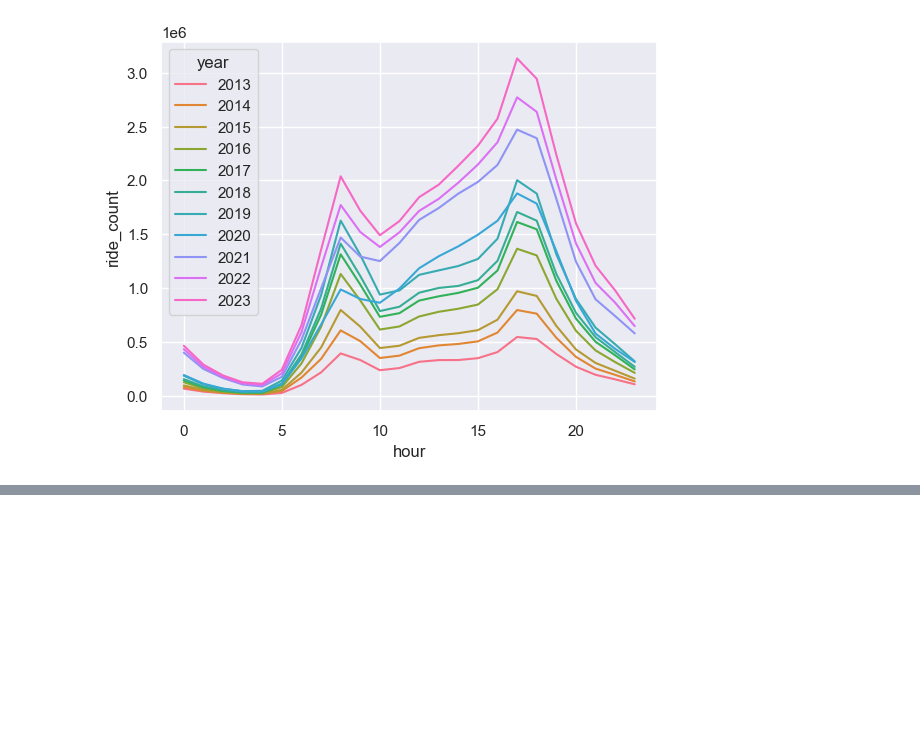
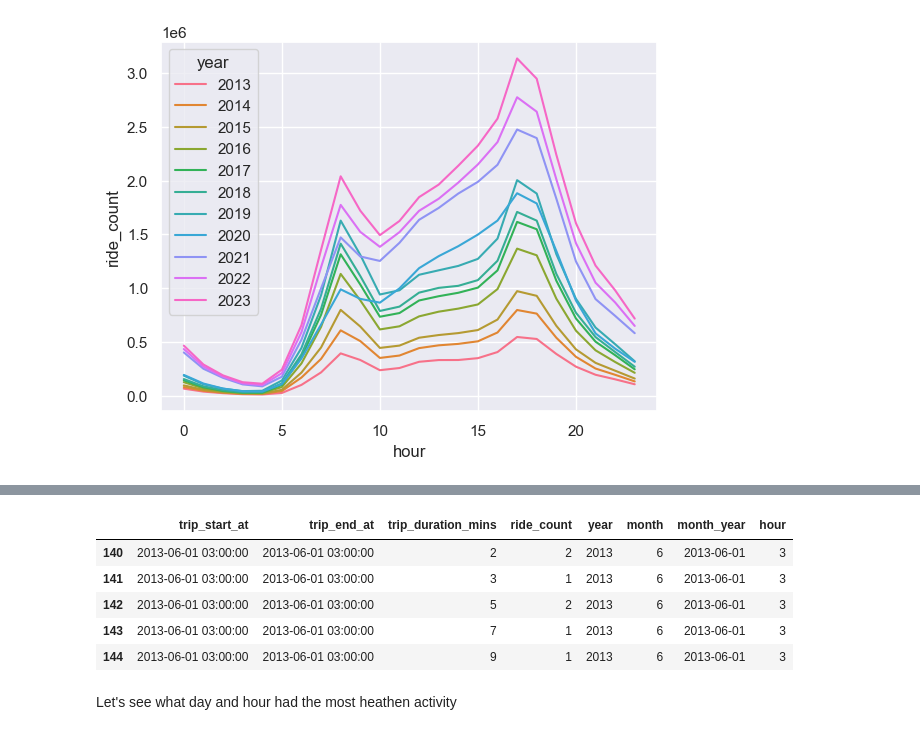
Before and after one commit to riverar9/citi-bike-trips-fun, a Jupyter notebook: how_has_citibike_usage_grown.ipynb, the cells around one changed output, grey strips where cells are left out. Drawn from its saved outputs; the diff is of its cells as text; code cells hidden in the pictures; blank space fills up the shorter version.

```diff
--- a/how_has_citibike_usage_grown.ipynb
+++ b/how_has_citibike_usage_grown.ipynb
@@ -100,13 +120,13 @@ plt.show()
 # %%
-# we'll create a month column now
-rides_per_year_df['month'] = rides_per_year_df['started_at'].dt.month
+# let's try it but just month, and each year is a different line
+rides_by_hour_df['month'] = rides_by_hour_df['trip_start_at'].dt.month
 
 color_palette = sns.color_palette(
     "husl"
-    , n_colors = len(rides_per_year_df['month'].unique())-1
+    , n_colors = len(rides_by_hour_df['month'].unique())-1
 )
 
-monthly_rides_df = rides_per_year_df[['ride_count','month','year']].groupby(['month','year']).sum().reset_index()
+monthly_rides_df = rides_by_hour_df[['ride_count','month','year']].groupby(['month','year']).sum().reset_index()
 
 sns.lineplot(
     x='month'
@@ -121,14 +141,14 @@ sns.lineplot(
 # %%
 # Let's see what the most popular hour is
 # we'll create a month column now
-rides_per_year_df['hour'] = rides_per_year_df['started_at'].dt.hour
+rides_by_hour_df['hour'] = rides_by_hour_df['trip_start_at'].dt.hour
 
 color_palette = sns.color_palette(
     "husl"
-    , n_colors = len(rides_per_year_df['month'].unique())-1
+    , n_colors = len(rides_by_hour_df['month'].unique())-1
 )
 
-hourly_rides_df = rides_per_year_df[['ride_count','hour','year']].groupby(['hour','year']).sum().reset_index()
+hourly_rides_df = rides_by_hour_df[['ride_count','hour','year']].groupby(['hour','year']).sum().reset_index()
 
 sns.lineplot(
     x='hour'
@@ -142,0 +173,24 @@ sns.lineplot(
+# %%
+# Filter the dataset to the rules above
+
+# After 2AM, before 6AM, and less than 2 hours long
+heathens_df = rides_by_hour_df.loc[
+        (rides_by_hour_df['hour'] > 2) # After 2 AM
+        &
+        (rides_by_hour_df['hour'] < 6) # Before 6 AM
+        &
+        (rides_by_hour_df['trip_duration_mins'] < 120) # Less than 2 hours long
+    ]
+
+heathens_columns = list(heathens_df.columns)
+
+heathens_df.head()
+# %% [output]
+|  | trip_start_at | trip_end_at | trip_duration_mins | ride_count | year | month | month_year | hour |
+| 140 | 2013-06-01 03:00:00 | 2013-06-01 03:00:00 | 2 | 2 | 2013 | 6 | 2013-06-01 | 3 |
+| 141 | 2013-06-01 03:00:00 | 2013-06-01 03:00:00 | 3 | 1 | 2013 | 6 | 2013-06-01 | 3 |
+| 142 | 2013-06-01 03:00:00 | 2013-06-01 03:00:00 | 5 | 2 | 2013 | 6 | 2013-06-01 | 3 |
+| 143 | 2013-06-01 03:00:00 | 2013-06-01 03:00:00 | 7 | 1 | 2013 | 6 | 2013-06-01 | 3 |
+| 144 | 2013-06-01 03:00:00 | 2013-06-01 03:00:00 | 9 | 1 | 2013 | 6 | 2013-06-01 | 3 |
+# %% [markdown]
+Let's see what day and hour had the most heathen activity
```
Also changed, not shown: parts of 18 cells of this notebook.
